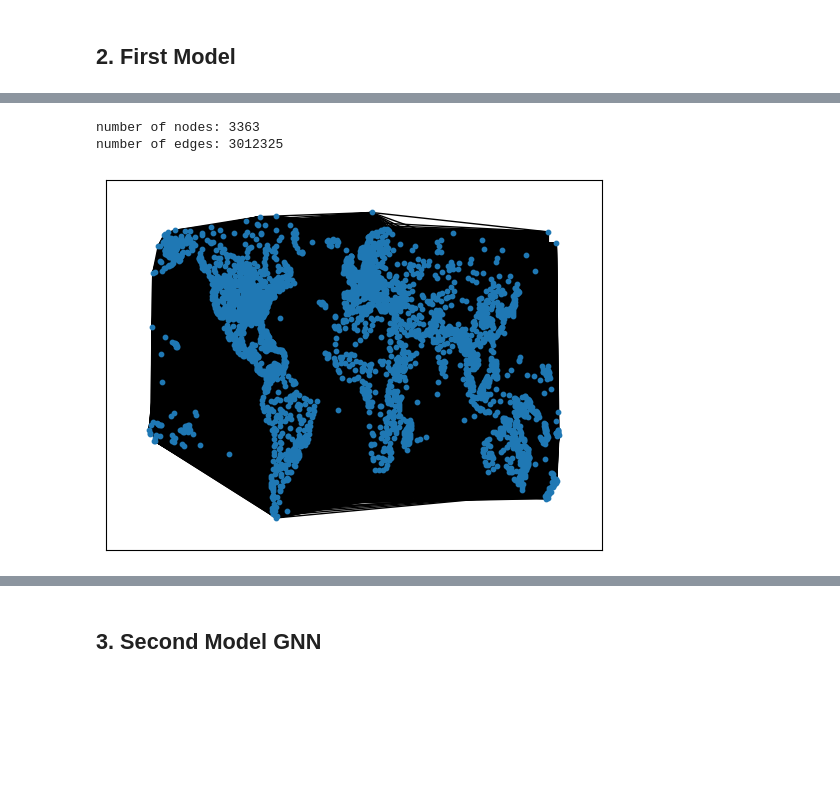
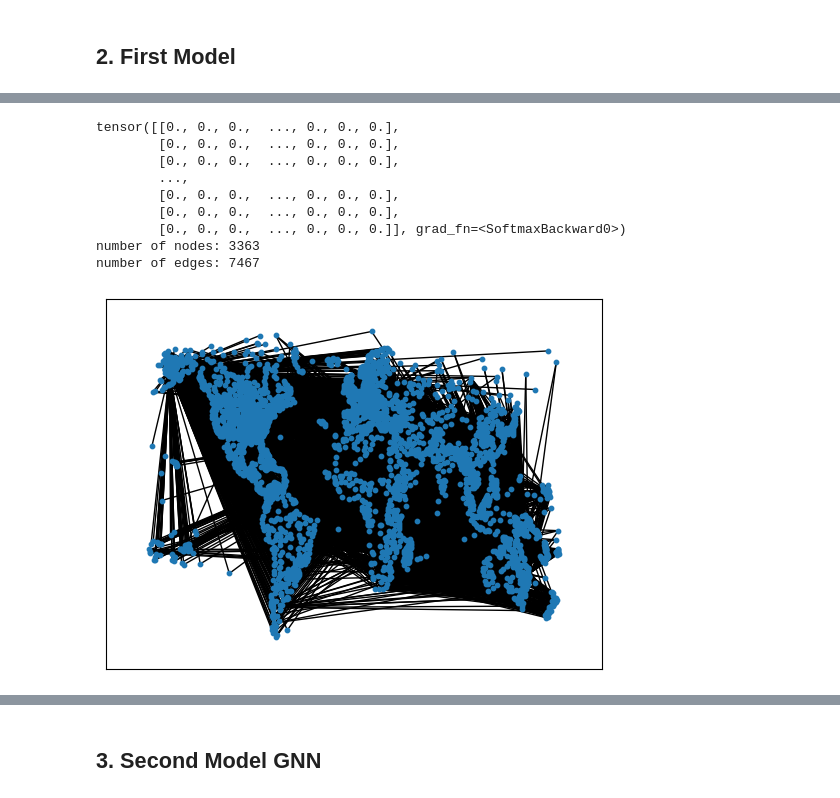
Before and after one commit to adesbx/Gnn-links-prediction, a Jupyter notebook: Link_prediction.ipynb, the cells around one changed output, grey strips where cells are left out. Drawn from its saved outputs; the diff is of its cells as text; code cells hidden in the pictures; blank space fills up the shorter version.

```diff
--- a/Link_prediction.ipynb
+++ b/Link_prediction.ipynb
@@ -173,24 +177,32 @@ calc_accu_test(bmodel, data)
 # %%
 def visualise_output_prediction(bmodel, data, g):
     z = bmodel.encode(data.x, data.train_pos_edge_index)
-    Ahat = torch.sigmoid(z @ z.T)
+    Ahat = (z @ z.T).softmax(dim=1)
+    print(Ahat)
     Ahat = Ahat-torch.eye(len(Ahat), len(Ahat))
-    rows, cols = np.where(Ahat == 1)
+    rows, cols = np.where(Ahat > 0.0)
     edges = zip(rows.tolist(), cols.tolist())
     gr = g.copy()
     gr.remove_edges_from(list(gr.edges()))
     for u, v in edges:
         if str(u) in gr.nodes and str(v) in gr.nodes:
             gr.add_edge(str(u), str(v))
     print("number of nodes:", len(gr.nodes))
     print("number of edges:", len(gr.edges))
     pos = {node: (float(g.nodes[node]['lon']), float(g.nodes[node]['lat'])) for node in g.nodes}
     nx.draw_networkx(gr, pos=pos, node_size=10, with_labels=False)
 visualise_output_prediction(bmodel, data, g)
 # %% [output]
+tensor([[0., 0., 0.,  ..., 0., 0., 0.],
+        [0., 0., 0.,  ..., 0., 0., 0.],
+        [0., 0., 0.,  ..., 0., 0., 0.],
+        ...,
+        [0., 0., 0.,  ..., 0., 0., 0.],
+        [0., 0., 0.,  ..., 0., 0., 0.],
+        [0., 0., 0.,  ..., 0., 0., 0.]], grad_fn=<SoftmaxBackward0>)
 number of nodes: 3363
-number of edges: 3012325
+number of edges: 7467
-[figure, old version]
+[figure, new version]
 # %%
 bmodel.eval()
 z = bmodel.encode(data.x, data.train_pos_edge_index)
```
Also changed, not shown: parts of 7 cells of this notebook.
